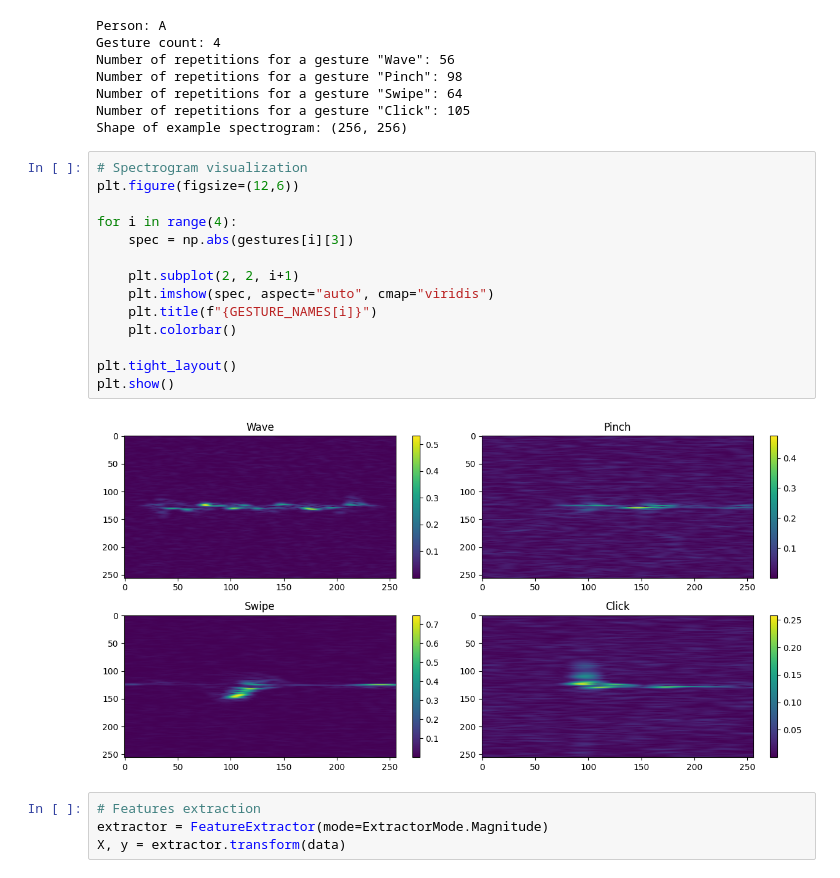
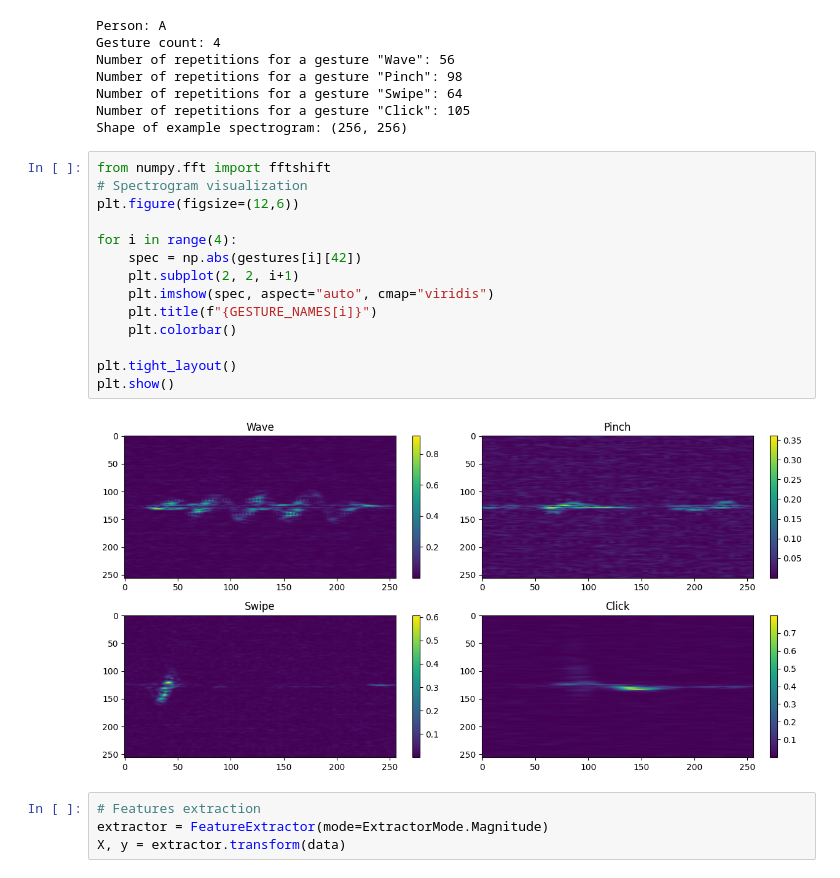
Before and after one commit to Oskar-Nowak/quantum-inspired-kernel-optimization, a Jupyter notebook: notebooks/dopnet_analysis.ipynb, the cells around one changed output. Cells and saved outputs as stored; diff of their text form.

```diff
--- a/notebooks/dopnet_analysis.ipynb
+++ b/notebooks/dopnet_analysis.ipynb
@@ -60,21 +60,21 @@ Number of repetitions for a gesture "Swipe": 64
 Number of repetitions for a gesture "Click": 105
 Shape of example spectrogram: (256, 256)
 # %%
+from numpy.fft import fftshift
 # Spectrogram visualization
 plt.figure(figsize=(12,6))
 
 for i in range(4):
-    spec = np.abs(gestures[i][3])
-
+    spec = np.abs(gestures[i][42])
     plt.subplot(2, 2, i+1)
     plt.imshow(spec, aspect="auto", cmap="viridis")
     plt.title(f"{GESTURE_NAMES[i]}")
     plt.colorbar()
 
 plt.tight_layout()
 plt.show()
 # %% [output]
-[figure, old version]
+[figure, new version]
 # %%
 # Features extraction
 extractor = FeatureExtractor(mode=ExtractorMode.Magnitude)
```
Also changed, not shown: parts of 7 cells of this notebook, 1 other file.
